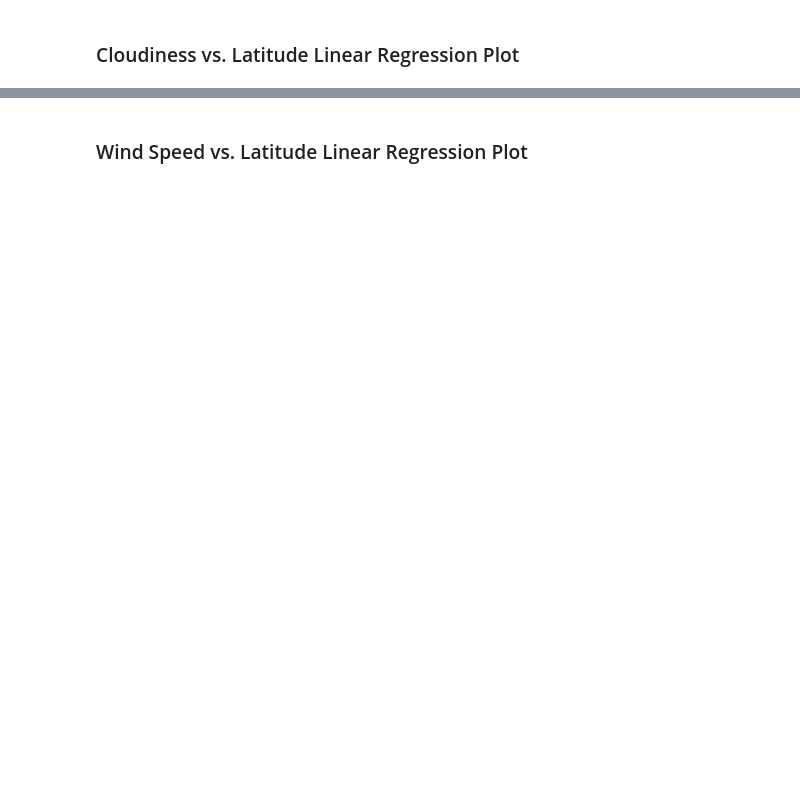
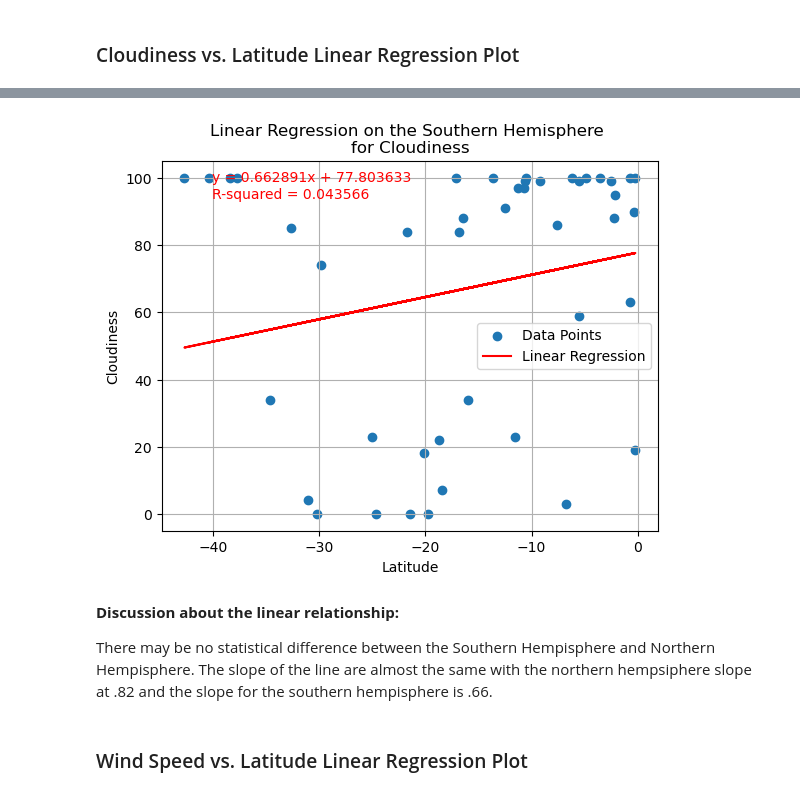
Before and after one commit to kekojones12/python-api-challenge, a Jupyter notebook: Starter_Code/starter_code/WeatherPy.ipynb, the cells around one changed output, grey strips where cells are left out. Saved outputs shown, nothing was run; the diff lists cells and outputs as text; code cells hidden in the pictures; blank space fills up the shorter version.

```diff
--- a/Starter_Code/starter_code/WeatherPy.ipynb
+++ b/Starter_Code/starter_code/WeatherPy.ipynb
@@ -402,2 +402,12 @@ plt.show()
+# %%
+# Southern Hemisphere
+plot_linear_regression(southern_hemi_df["Lat"], southern_hemi_df["Cloudiness"], "Latitude", "Cloudiness", "Linear Regression on the Southern Hemisphere \nfor Cloudiness")
+plt.show()
+# %% [output]
+[figure, added]
+# %% [markdown]
+**Discussion about the linear relationship:**
+
+There may be no statistical difference between the Southern Hempisphere and Northern Hempisphere. The slope of the line are almost the same with the northern hempsiphere slope at .82 and the slope for the southern hempisphere is .66.
 # %% [markdown]
 ### Wind Speed vs. Latitude Linear Regression Plot
```
Also changed, not shown: parts of 27 cells of this notebook, 5 other files.
